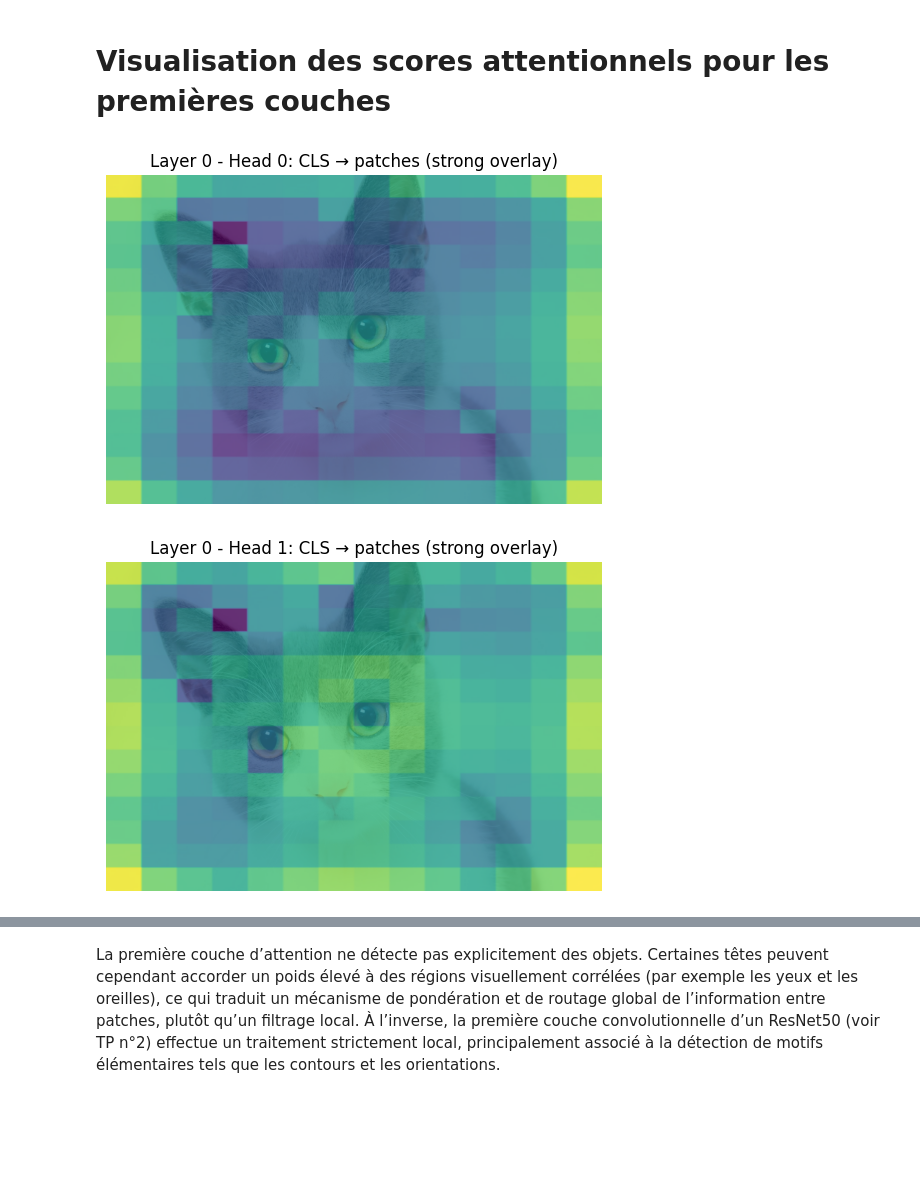
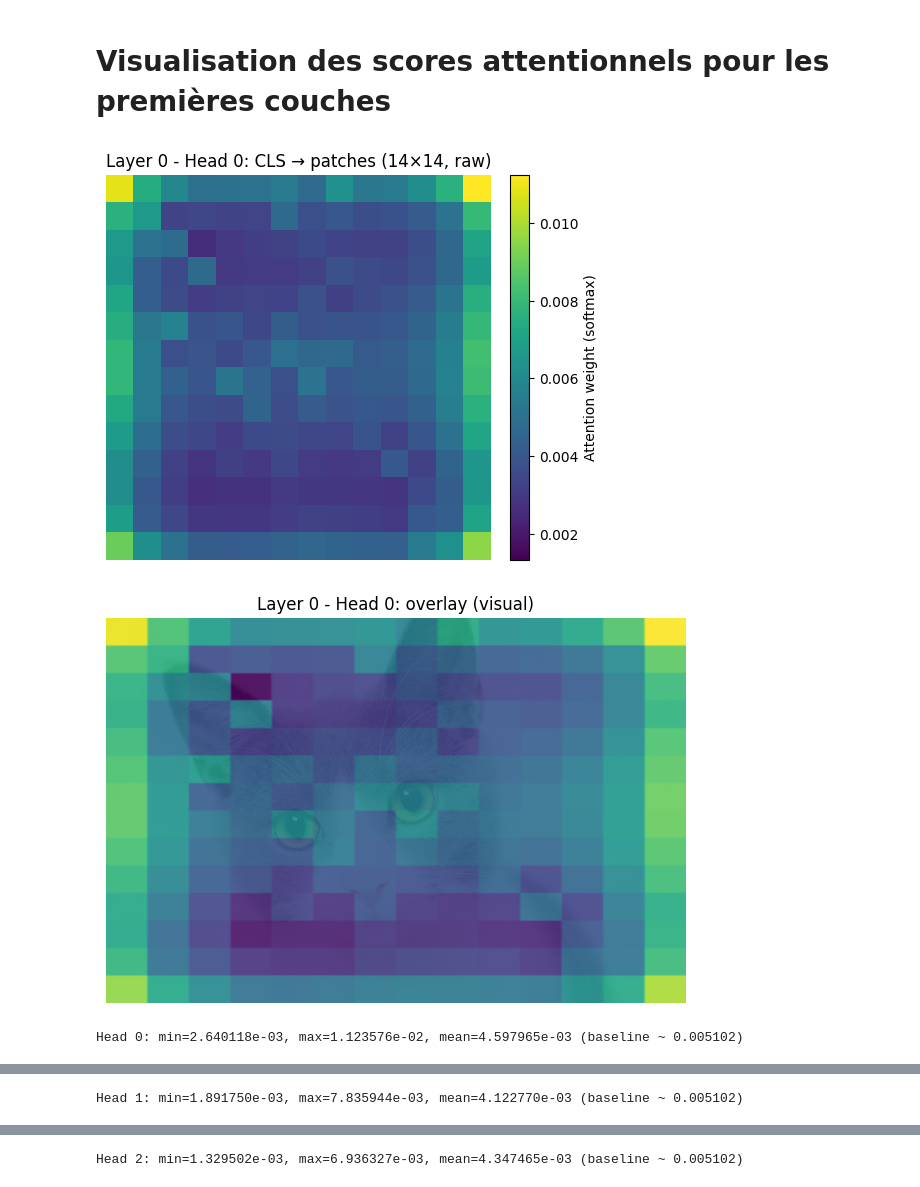
Before and after one commit to nanopiero/ML_S5_etudiants, a Jupyter notebook: exams/exam_session1/exercice2_correction.ipynb, the cells around one changed output, grey strips where cells are left out. Cells and saved outputs as stored; diff of their text form; code cells hidden in the pictures; blank space fills up the shorter version.

```diff
--- a/exams/exam_session1/exercice2_correction.ipynb
+++ b/exams/exam_session1/exercice2_correction.ipynb
@@ -214,60 +214,80 @@ inputs = processor(images=img, return_tensors="pt")
 with torch.no_grad():
     out = model(**inputs, output_attentions=True)
 
+if out.attentions is None:
+    raise RuntimeError("Attentions are None. Make sure model.set_attn_implementation('eager') was applied.")
+
 att0 = out.attentions[0]  # first layer: (B, H, T, T)
 B, H, T, _ = att0.shape
 
 # --- Prepare base image ---
 img_np = np.array(img)  # uint8 RGB
 Himg, Wimg = img_np.shape[:2]
 
 # DeiT-tiny patch16-224 => 14x14 patches = 196 tokens (plus CLS)
-n_patches = 14 * 14
+grid = 14
+patch = 16
+n_patches = grid * grid
 
-def make_overlay(img_np, heat, alpha=0.75, gamma=0.55):
+# --- Collect 14x14 maps first to use a shared colormap scale (IMPORTANT) ---
+heat14_all = []
+for h in range(H):
+    cls_to_patches = att0[0, h, 0, 1:1+n_patches].detach().cpu().numpy()  # (196,)
+    heat14_all.append(cls_to_patches.reshape(grid, grid))
+
+vmin = min(hm.min() for hm in heat14_all)
+vmax = max(hm.max() for hm in heat14_all)
+
+def make_overlay(img_np, heat224, alpha=0.85, gamma=0.60):
     """
     img_np: uint8 RGB (H,W,3)
-    heat: float (H,W) attention map
+    heat224: float (H,W) attention map (already upsampled to image size)
     alpha: attention weight vs image weight (higher => attention dominates)
-    gamma: <1 boosts high values (makes hotspots pop)
+    gamma: <1 boosts contrast (hotspots pop; dips also become clearer)
     """
-    h = heat.astype(np.float32)
+    h = heat224.astype(np.float32)
     h = h - h.min()
     if h.max() > 0:
         h = h / h.max()
-
-    # boost contrast / emphasize peaks
     h = np.power(h, gamma)
 
-    # colormap -> RGB
-    cmap = plt.get_cmap()  # default
+    cmap = plt.get_cmap()  # default colormap
     heat_rgb = (cmap(h)[..., :3] * 255).astype(np.uint8)
+    return (alpha * heat_rgb + (1 - alpha) * img_np).astype(np.uint8)
 
-    # strong alpha blend (attention dominates)
-    out = (alpha * heat_rgb + (1 - alpha) * img_np).astype(np.uint8)
-    return out
+# --- Visualize: (1) raw heatmap + colorbar, (2) overlay ---
+for h in range(3):
+    heat14 = heat14_all[h]
 
-# --- Visualize CLS->patch overlay per head ---
-for h in range(H):
-    cls_to_patches = att0[0, h, 0, 1:1+n_patches].cpu().numpy()  # (196,)
-    heat14 = cls_to_patches.reshape(14, 14)
+    # 1) Raw CLS->patch attention (14x14) with quantitative colorbar
+    plt.figure(figsize=(6, 5))
+    im = plt.imshow(heat14, vmin=vmin, vmax=vmax)
+    plt.title(f"Layer 0 - Head {h}: CLS → patches (14×14, raw)")
+    plt.axis("off")
+    cb = plt.colorbar(im, fraction=0.046, pad=0.04)
+    cb.set_label("Attention weight (softmax)")
+    plt.show()
 
-    # Upsample 14x14 -> 224x224 by repeating 16x16 blocks
-    heat224 = np.kron(heat14, np.ones((16, 16), dtype=np.float32))  # (224,224)
+    # 2) Upsample 14x14 -> 224x224 by repeating 16x16 blocks
+    heat224 = np.kron(heat14, np.ones((patch, patch), dtype=np.float32))  # (224,224)
 
     # If displayed image isn't 224x224, resize heatmap to match
     if heat224.shape != (Himg, Wimg):
-        heat_img = Image.fromarray((heat224 / (heat224.max() + 1e-12) * 255).astype(np.uint8))
+        heat_img = Image.fromarray(heat224)
         heat_img = heat_img.resize((Wimg, Himg), resample=Image.BILINEAR)
-        heat224 = np.array(heat_img).astype(np.float32) / 255.0
+        heat224 = np.array(heat_img).astype(np.float32)
 
-    overlay = make_overlay(img_np, heat224, alpha=0.80, gamma=0.50)
+    overlay = make_overlay(img_np, heat224, alpha=0.90, gamma=0.60)
 
-    plt.figure()
-    plt.title(f"Layer 0 - Head {h}: CLS → patches (strong overlay)")
+    plt.figure(figsize=(8, 5))
+    plt.title(f"Layer 0 - Head {h}: overlay (visual)")
     plt.imshow(overlay)
     plt.axis("off")
     plt.show()
+
+    # Optional numeric sanity check
+    print(f"Head {h}: min={heat14.min():.6e}, max={heat14.max():.6e}, mean={heat14.mean():.6e} (baseline ~ {1/n_patches:.6f})")
 # %% [output]
-[figure, old version]
+[figure, new version]
-[figure, old version]
+[figure, new version]
+Head 0: min=2.640118e-03, max=1.123576e-02, mean=4.597965e-03 (baseline ~ 0.005102)
@@ -274,0 +296 @@ for h in range(H):
+Head 1: min=1.891750e-03, max=7.835944e-03, mean=4.122770e-03 (baseline ~ 0.005102)
@@ -275,4 +299 @@ for h in range(H):
+Head 2: min=1.329502e-03, max=6.936327e-03, mean=4.347465e-03 (baseline ~ 0.005102)
-# %% [markdown]
-La première couche d’attention ne détecte pas explicitement des objets.
-Certaines têtes peuvent cependant accorder un poids élevé à des régions visuellement corrélées (par exemple les yeux et les oreilles), ce qui traduit un mécanisme de pondération et de routage global de l’information entre patches, plutôt qu’un filtrage local.
-À l’inverse, la première couche convolutionnelle d’un ResNet50 (voir TP n°2) effectue un traitement strictement local, principalement associé à la détection de motifs élémentaires tels que les contours et les orientations.
```
Also changed, not shown: parts of 3 cells of this notebook.
